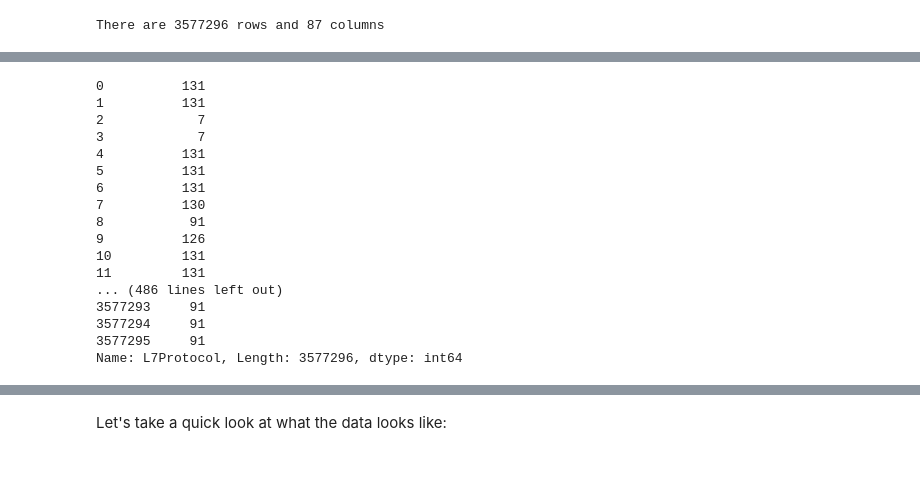
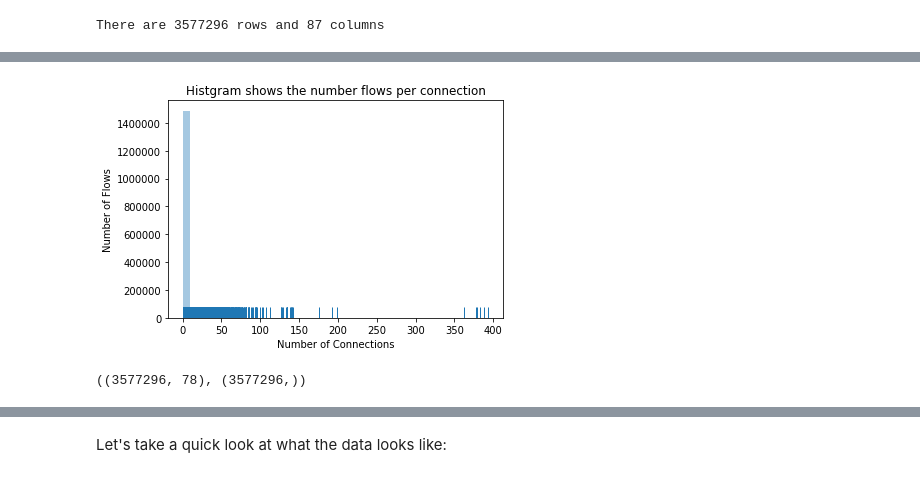
Before and after one commit to MohammadA7/ip-flow-analysis, a Jupyter notebook: ip-flow-analysis.ipynb, the cells around one changed output, grey strips where cells are left out. Drawn from its saved outputs; the diff is of its cells as text; code cells hidden in the pictures.

```diff
--- a/ip-flow-analysis.ipynb
+++ b/ip-flow-analysis.ipynb
@@ -98,27 +80,21 @@ dtype: int64
+# %%
+connction_flow_count = df.groupby('Flow.ID').apply(lambda flow: len(flow))
+# %%
+ax = sns.distplot(connction_flow_count, kde=False, rug=True, label="S");
+ax.set(xlabel='Number of Connections', ylabel='Number of Flows', title='Histgram shows the number flows per connection');
+plt.show();
+# %% [output]
+[figure, added]
 # %%
-# pd.set_option('display.max_rows', 500)
-# pd.set_option('display.max_columns', 500)
-# pd.set_option('display.width', 1000)
+pd.set_option('display.max_rows', 500)
+pd.set_option('display.max_columns', 500)
+pd.set_option('display.width', 1000)
 
-# we will not select the column Label because al values are `BENIGN`
-X = df.iloc[:,:84]
+# Drop All unused columns, drop Label column it's the same in all rows
+df_cleaned = df.drop(['Flow.ID', 'Source.IP', 'Source.Port', 'Destination.IP', 'Destination.Port', 'Timestamp', 'Label'], axis=1)
+
+X = df_cleaned.iloc[:,:78]
 Y = df['L7Protocol']
-Y
+X.shape, Y.shape
 # %% [output]
-0          131
-1          131
-2            7
-3            7
-4          131
-5          131
-6          131
-7          130
-8           91
-9          126
-10         131
-11         131
-... (486 lines left out)
-3577293     91
-3577294     91
-3577295     91
-Name: L7Protocol, Length: 3577296, dtype: int64
+((3577296, 78), (3577296,))
```
Also changed, not shown: parts of 11 cells of this notebook.
